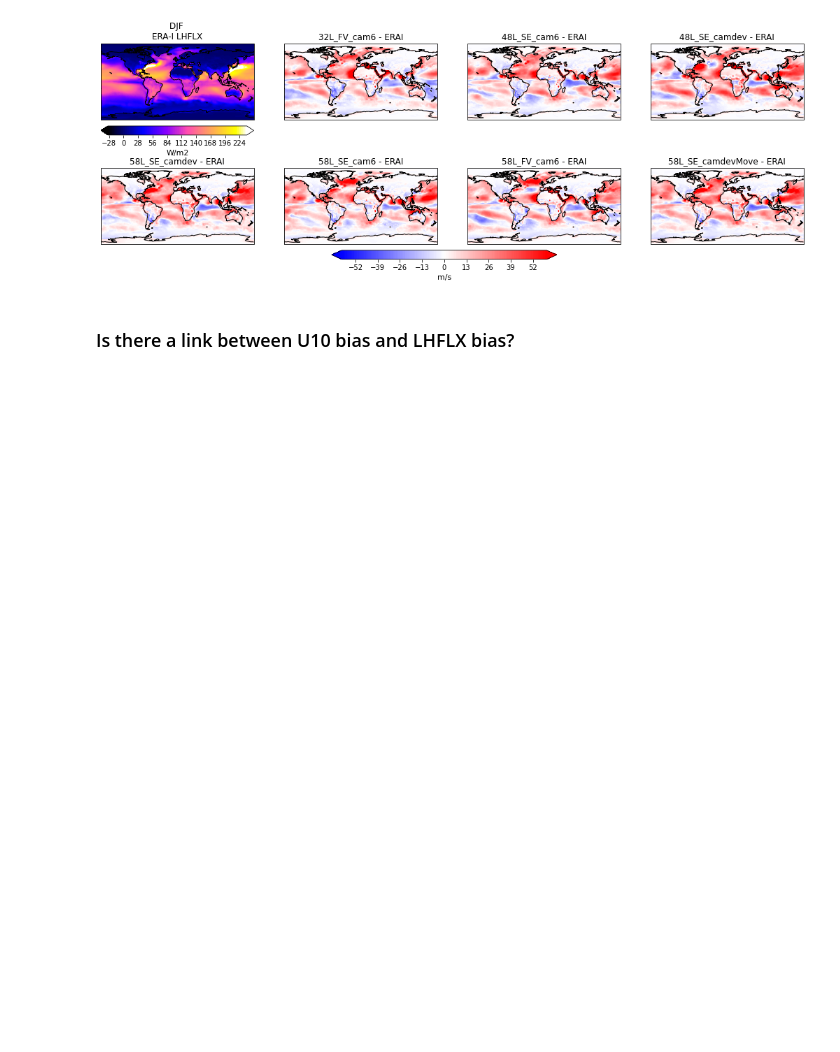
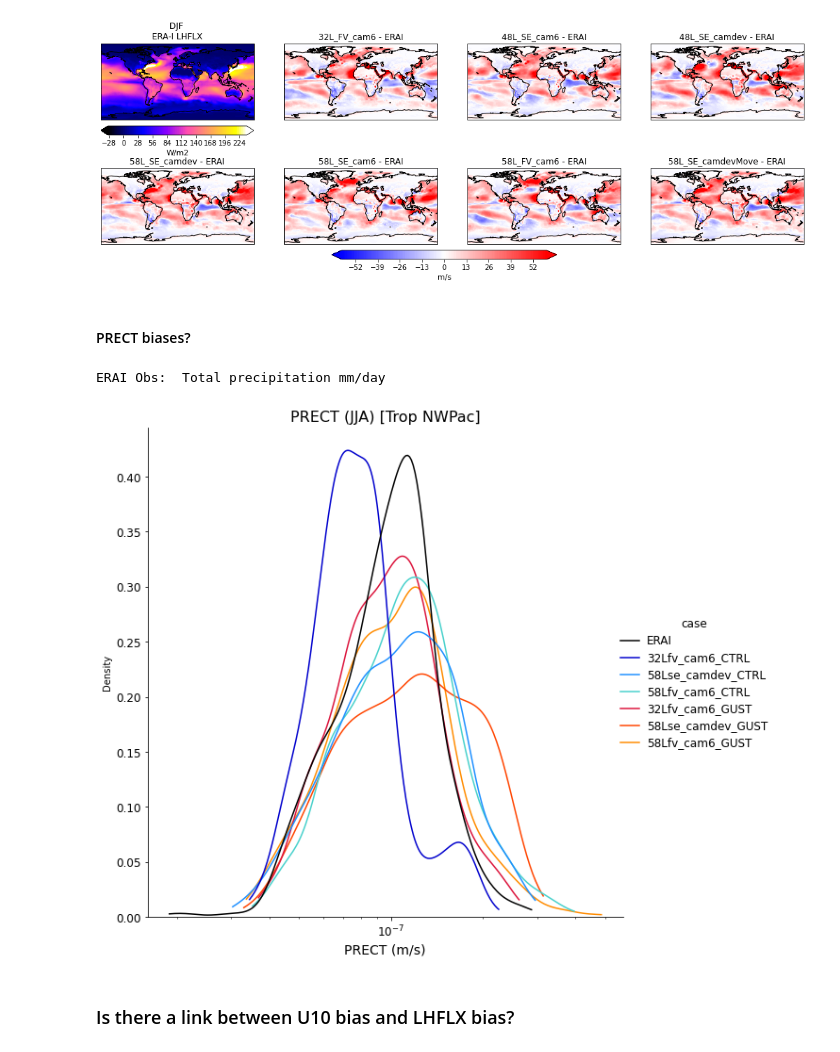
Before and after one commit to megandevlan/Gust, a Jupyter notebook: CompareVerticalRes.ipynb, the cells around one changed output. Saved outputs shown, nothing was run; the diff lists cells and outputs as text; code cells hidden in the pictures; blank space fills up the shorter version.

```diff
--- a/CompareVerticalRes.ipynb
+++ b/CompareVerticalRes.ipynb
@@ -2012,6 +2120,77 @@ lhflxBias_48Lse_cam6 = regrid_LHFLX_48Lse_cam6.values-obsGrid.values
 lhflxBias_58Lse_camdev     = regrid_LHFLX_58Lse_camdev.values-obsGrid.values
 lhflxBias_58Lse_camdevMove = regrid_LHFLX_58Lse_camdevMove.values-obsGrid.values
 lhflxBias_48Lse_camdev     = regrid_LHFLX_48Lse_camdev.values-obsGrid.values
+# %% [markdown]
+#### PRECT biases?
+# %%
+# # ## Get DJF obs U10
+# obsGrid = erai_djf.WIND_MAG_SURF.isel(time=0).squeeze()
+# print('ERAI Obs: ', erai_djf.WIND_MAG_SURF.long_name, erai_djf.WIND_MAG_SURF.units)
+
+
+## Get JJA obs PRECT
+# Select region of interest
+iLat    = np.where((erai_jja['lat'].values>=minLat) & (erai_jja['lat'].values<=maxLat))[0]
+iLon    = np.where((erai_jja['lon'].values>=minLon) & (erai_jja['lon'].values<=maxLon))[0]
+obsGrid = erai_jja.PRECT.isel(time=0,lat=iLat,lon=iLon).squeeze()
+print('ERAI Obs: ', erai_jja.PRECT.long_name, erai_jja.PRECT.units)
+
+# # Select region of interest
+# iLatGPCP    = np.where((gpcp_jja['lat'].values>=minLat) & (gpcp_jja['lat'].values<=maxLat))[0]
+# iLonGPCP    = np.where((gpcp_jja['lon'].values>=minLon) & (gpcp_jja['lon'].values<=maxLon))[0]
+# obsGridGPCP = gpcp_jja.PRECT.isel(time=0,lat=iLatGPCP,lon=iLonGPCP).squeeze()
+# print('GPCP Obs: ', gpcp_jja.PRECT.long_name, gpcp_jja.PRECT.units)
+
+## The fields to interpolate onto the obs grid:
+prectGust_32Lfv_cam6       =  np.squeeze(selGust_32['PRECT'])
+prectCtrl_32Lfv_cam6       =  np.squeeze(selCtrl_32['PRECT'])
+
+prectCtrl_58Lse_camdev     =  np.squeeze(selCtrl_58['PRECT'])
+prectGust_58Lse_camdev     =  np.squeeze(selGust_58['PRECT'])
+
+prectCtrl_58Lfv_cam6       =  np.squeeze(selCtrl_58fv['PRECT'])
+prectGust_58Lfv_cam6       =  np.squeeze(selGust_58fv['PRECT'])
+
+## Now regrid the data
+regrid_prectCtrl_32Lfv_cam6    = regrid_data(prectCtrl_32Lfv_cam6, obsGrid, method=1)
+regrid_prectGust_32Lfv_cam6    = regrid_data(prectGust_32Lfv_cam6, obsGrid, method=1)
+
+regrid_prectCtrl_58Lse_camdev  = regrid_data(prectCtrl_58Lse_camdev, obsGrid, method=1)
+regrid_prectGust_58Lse_camdev  = regrid_data(prectGust_58Lse_camdev, obsGrid, method=1)
+
+regrid_prectCtrl_58Lfv_cam6    = regrid_data(prectCtrl_58Lfv_cam6, obsGrid, method=1)
+regrid_prectGust_58Lfv_cam6    = regrid_data(prectGust_58Lfv_cam6, obsGrid, method=1)
+# %% [output]
+ERAI Obs:  Total precipitation mm/day
+# %%
+# Define dataframe
+dfBiases = pd.concat(axis=0, ignore_index=True, objs=[
+           pd.DataFrame({'PRECT': np.reshape(np.squeeze(obsGrid.values)/ 86400000.0 , [len(obsGrid.lat.values)*len(obsGrid.lon.values)]),'case': 'ERAI'}),
+
+           pd.DataFrame({'PRECT': np.reshape(np.squeeze(regrid_prectCtrl_32Lfv_cam6.values), [len(obsGrid.lat.values)*len(obsGrid.lon.values)]),'case': '32Lfv_cam6_CTRL'}),
+           pd.DataFrame({'PRECT': np.reshape(np.squeeze(regrid_prectCtrl_58Lse_camdev.values), [len(obsGrid.lat.values)*len(obsGrid.lon.values)]),'case': '58Lse_camdev_CTRL'}),
+           pd.DataFrame({'PRECT': np.reshape(np.squeeze(regrid_prectCtrl_58Lfv_cam6.values), [len(obsGrid.lat.values)*len(obsGrid.lon.values)]),'case': '58Lfv_cam6_CTRL'}),
+
+           pd.DataFrame({'PRECT': np.reshape(np.squeeze(regrid_prectGust_32Lfv_cam6.values), [len(obsGrid.lat.values)*len(obsGrid.lon.values)]),'case': '32Lfv_cam6_GUST'}),
+           pd.DataFrame({'PRECT': np.reshape(np.squeeze(regrid_prectGust_58Lse_camdev.values), [len(obsGrid.lat.values)*len(obsGrid.lon.values)]),'case': '58Lse_camdev_GUST'}),
+           pd.DataFrame({'PRECT': np.reshape(np.squeeze(regrid_prectGust_58Lfv_cam6.values), [len(obsGrid.lat.values)*len(obsGrid.lon.values)]),'case': '58Lfv_cam6_GUST'}),
+])
+
+# Make plot
+g = sns.displot(dfBiases, x='PRECT', hue='case', kind='kde', height=8, cut=0,
+                log_scale = True,
+                palette=['k','mediumblue','dodgerblue','mediumturquoise',
+                             'crimson','orangered','darkorange'])
+
+g.ax.set_title('PRECT (JJA) [Trop NWPac]', fontsize=16)
+g.ax.set_xlabel('PRECT (m/s)', fontsize=14)
+g.ax.tick_params(axis='both', labelsize= 12)
+plt.setp(g._legend.get_title(), fontsize=12)
+plt.setp(g._legend.get_texts(), fontsize=12)
+
+plt.show()
+# %% [output]
+[figure, added]
 # %% [markdown]
 ### Is there a link between U10 bias and LHFLX bias?
 # %%
```
Also changed, not shown: parts of 10 cells of this notebook, 8 other files.
